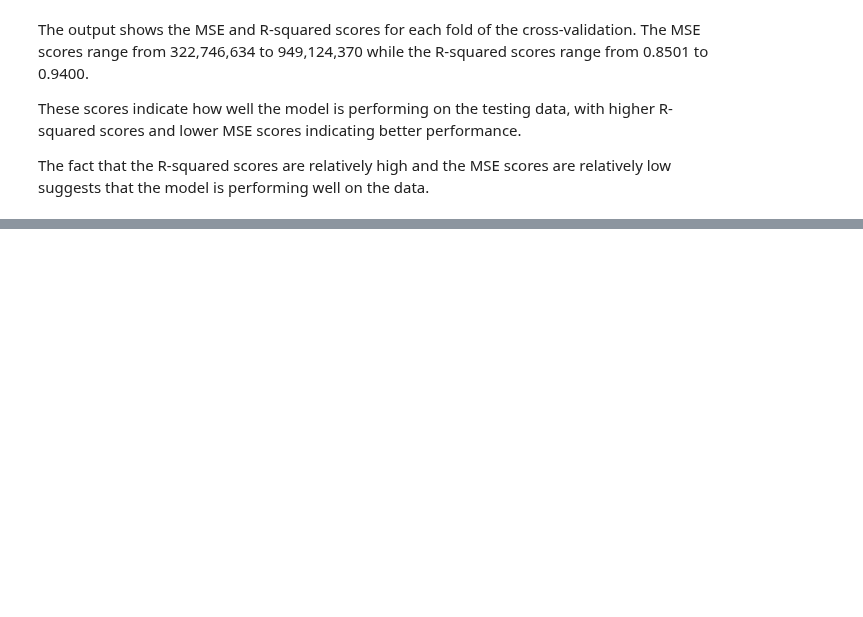
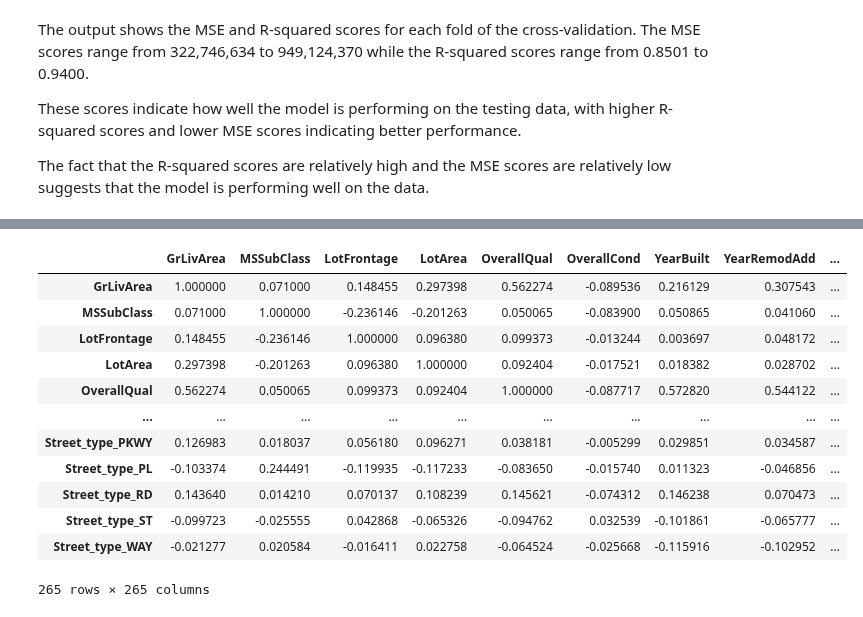
Before and after one commit to jasonphillip/Ames_Housing_ML_Project, a Jupyter notebook: models/UPDATED-gradient-boosting-models.ipynb, the cells around one changed output, grey strips where cells are left out. Cells and saved outputs as stored; diff of their text form; code cells hidden in the pictures; blank space fills up the shorter version.

```diff
--- a/models/UPDATED-gradient-boosting-models.ipynb
+++ b/models/UPDATED-gradient-boosting-models.ipynb
@@ -487,0 +505,16 @@ Best score:  -0.9284358533220967
+# %%
+corr
+# %% [output]
+|  | GrLivArea | MSSubClass | LotFrontage | LotArea | OverallQual | OverallCond | YearBuilt | YearRemodAdd | ... |
+| GrLivArea | 1.000000 | 0.071000 | 0.148455 | 0.297398 | 0.562274 | -0.089536 | 0.216129 | 0.307543 | ... |
+| MSSubClass | 0.071000 | 1.000000 | -0.236146 | -0.201263 | 0.050065 | -0.083900 | 0.050865 | 0.041060 | ... |
+| LotFrontage | 0.148455 | -0.236146 | 1.000000 | 0.096380 | 0.099373 | -0.013244 | 0.003697 | 0.048172 | ... |
+| LotArea | 0.297398 | -0.201263 | 0.096380 | 1.000000 | 0.092404 | -0.017521 | 0.018382 | 0.028702 | ... |
+| OverallQual | 0.562274 | 0.050065 | 0.099373 | 0.092404 | 1.000000 | -0.087717 | 0.572820 | 0.544122 | ... |
+| ... | ... | ... | ... | ... | ... | ... | ... | ... | ... |
+| Street_type_PKWY | 0.126983 | 0.018037 | 0.056180 | 0.096271 | 0.038181 | -0.005299 | 0.029851 | 0.034587 | ... |
+| Street_type_PL | -0.103374 | 0.244491 | -0.119935 | -0.117233 | -0.083650 | -0.015740 | 0.011323 | -0.046856 | ... |
+| Street_type_RD | 0.143640 | 0.014210 | 0.070137 | 0.108239 | 0.145621 | -0.074312 | 0.146238 | 0.070473 | ... |
+| Street_type_ST | -0.099723 | -0.025555 | 0.042868 | -0.065326 | -0.094762 | 0.032539 | -0.101861 | -0.065777 | ... |
+| Street_type_WAY | -0.021277 | 0.020584 | -0.016411 | 0.022758 | -0.064524 | -0.025668 | -0.115916 | -0.102952 | ... |
+265 rows × 265 columns
```
Also changed, not shown: parts of 21 cells of this notebook.
